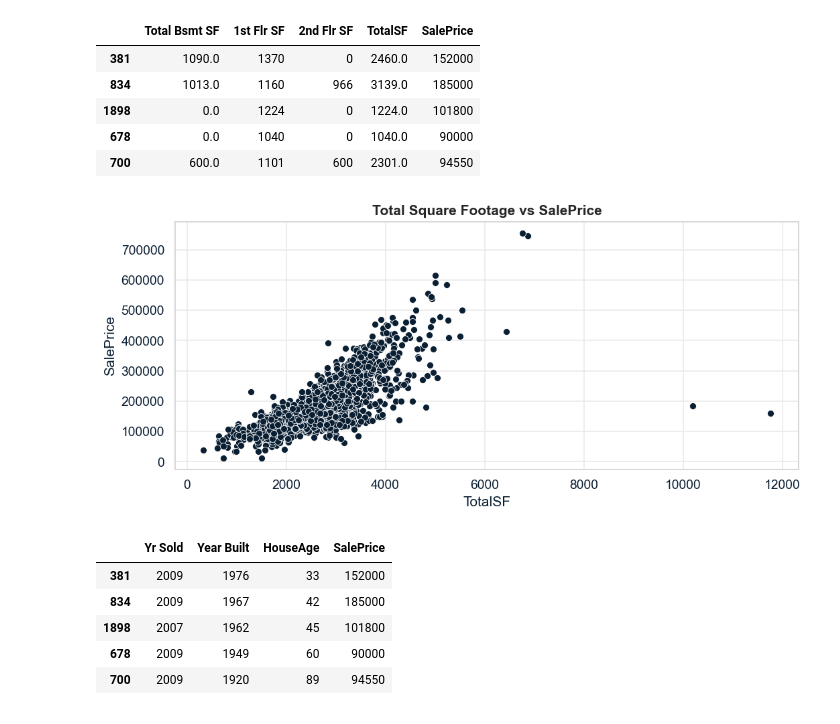
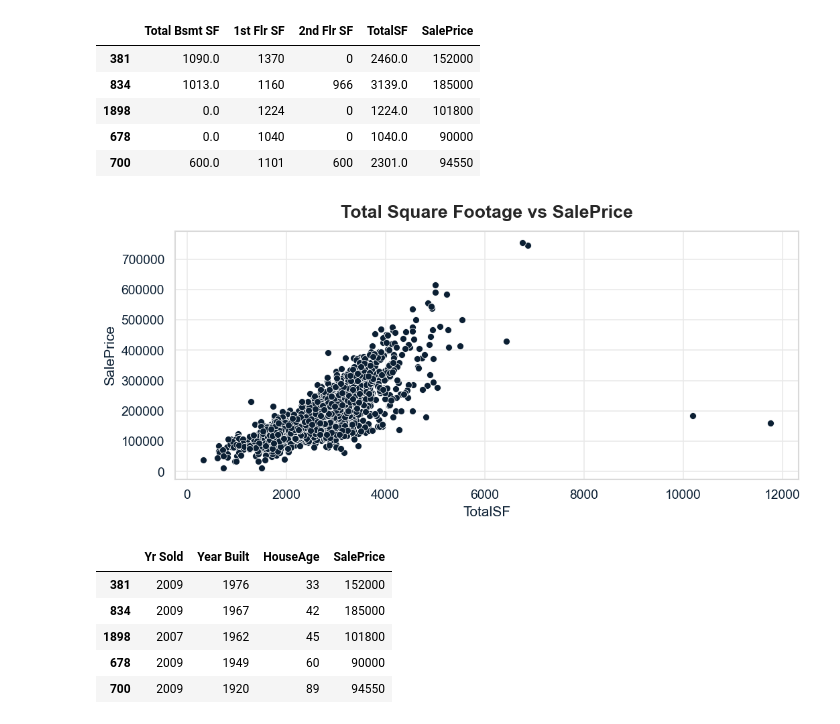
Before and after one commit to sanches-davi/ames-housing-price-prediction, a Jupyter notebook: notebooks/1. EDA.ipynb, the cells around one changed output. Saved outputs shown, nothing was run; the diff lists cells and outputs as text; code cells hidden in the pictures.

```diff
--- a/notebooks/1. EDA.ipynb
+++ b/notebooks/1. EDA.ipynb
@@ -1295,10 +1289,10 @@ feature_data[["Total Bsmt SF", "1st Flr SF", "2nd Flr SF", "TotalSF", "SalePrice
 # %%
 plt.figure(figsize=(10, 4))
 sns.scatterplot(data=feature_data, x="TotalSF", y="SalePrice")
-plt.title("Total Square Footage vs SalePrice")
+plt.title("Total Square Footage vs SalePrice", fontsize=16, fontweight="bold", pad=12)
 plt.xlabel("TotalSF")
 plt.ylabel("SalePrice")
 plt.show()
 # %% [output]
-[figure, old version]
+[figure, new version]
 # %%
```
Also changed, not shown: parts of 54 cells of this notebook.
